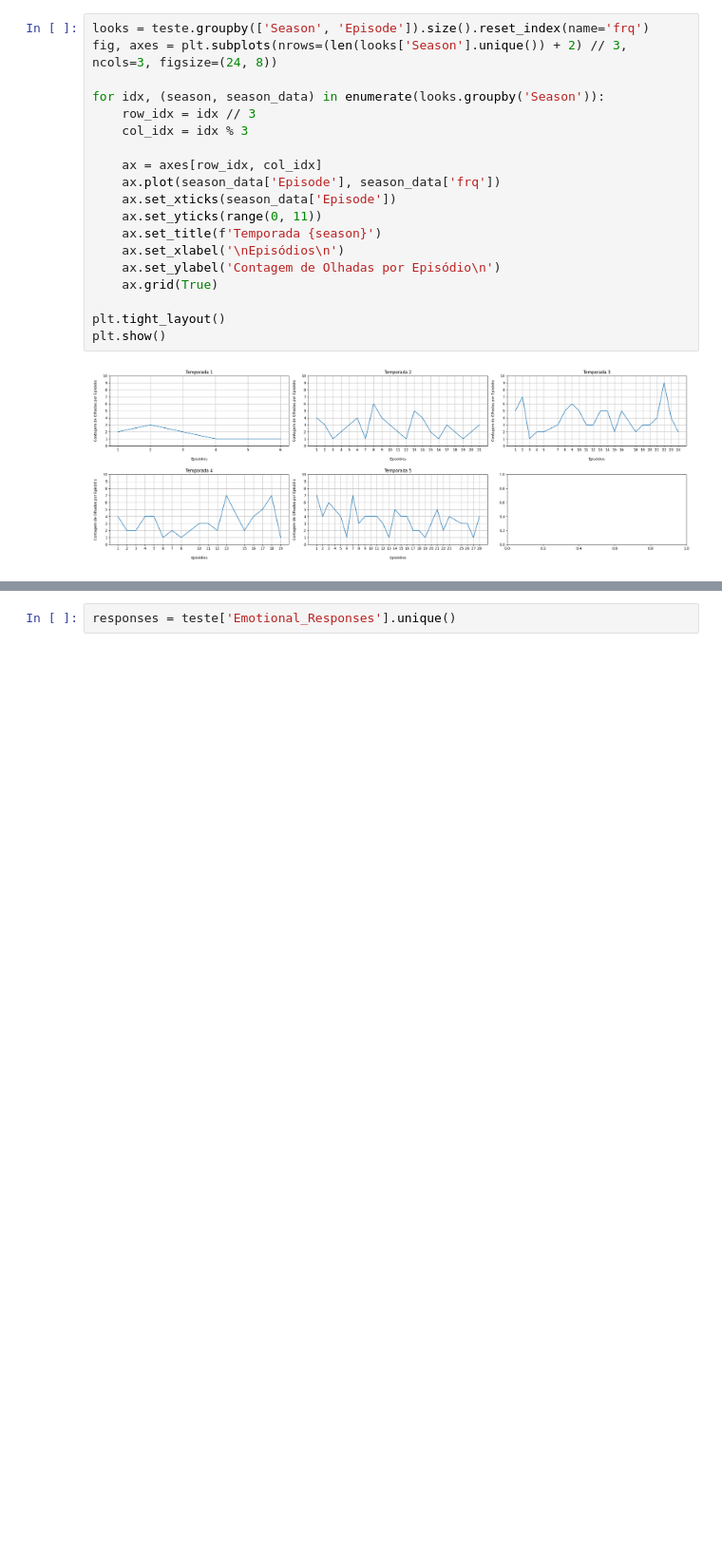
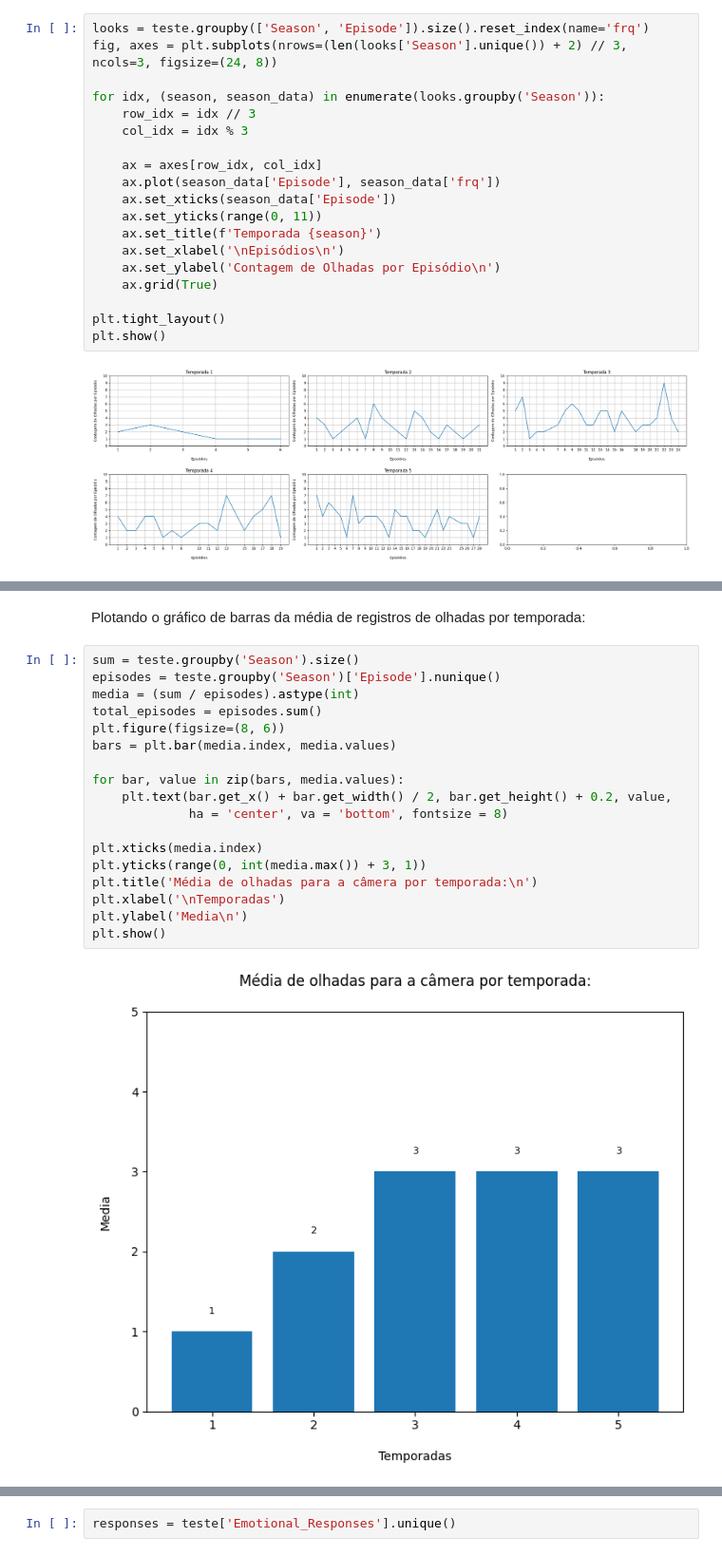
Before and after one commit to marinasbrum/ExploringNonverbalCommunication, a Jupyter notebook: Emotional_Responses_Analysis.ipynb, the cells around one changed output, grey strips where cells are left out. Shown at 95% size. Saved outputs shown, nothing was run; the diff lists cells and outputs as text; blank space fills up the shorter version.

```diff
--- a/Emotional_Responses_Analysis.ipynb
+++ b/Emotional_Responses_Analysis.ipynb
@@ -57,0 +54,22 @@ Influenciadores das olhadas de Jim para câmera e suas respostas emocionais ao c
+# %% [markdown]
+Plotando o gráfico de barras da média de registros de olhadas por temporada:
+# %%
+sum = teste.groupby('Season').size()
+episodes = teste.groupby('Season')['Episode'].nunique()
+media = (sum / episodes).astype(int)
+total_episodes = episodes.sum()
+plt.figure(figsize=(8, 6))
+bars = plt.bar(media.index, media.values)
+
+for bar, value in zip(bars, media.values):
+    plt.text(bar.get_x() + bar.get_width() / 2, bar.get_height() + 0.2, value,
+             ha = 'center', va = 'bottom', fontsize = 8)
+
+plt.xticks(media.index)
+plt.yticks(range(0, int(media.max()) + 3, 1))
+plt.title('Média de olhadas para a câmera por temporada:\n')
+plt.xlabel('\nTemporadas')
+plt.ylabel('Media\n')
+plt.show()
+# %% [output]
+[figure, added]
```
Also changed, not shown: parts of 6 cells of this notebook.
